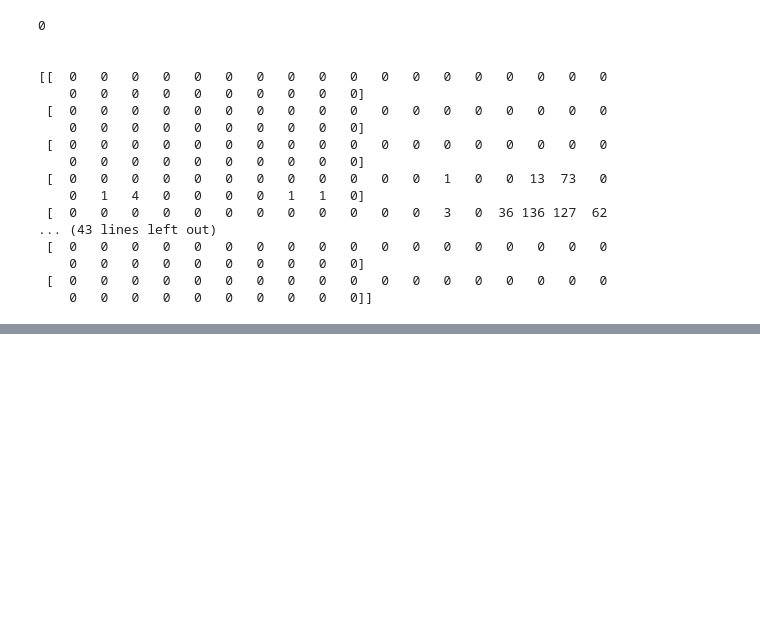
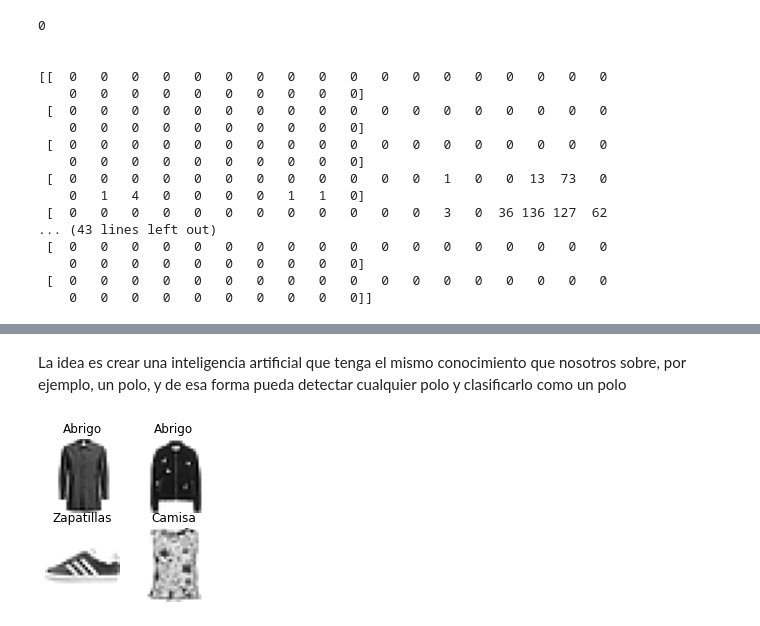
Before and after one commit to gabrieltorres519/Curso_ML_Python_Programador_IA, a Jupyter notebook: 8_Redes_Neuronales/2_NN_ClasificaciónMúltiple.ipynb, the cells around one changed output, grey strips where cells are left out. Drawn from its saved outputs; the diff is of its cells as text; code cells hidden in the pictures; blank space fills up the shorter version.

```diff
--- a/8_Redes_Neuronales/2_NN_ClasificaciónMúltiple.ipynb
+++ b/8_Redes_Neuronales/2_NN_ClasificaciónMúltiple.ipynb
@@ -91,0 +95,13 @@ plt.imshow(x_train[1])
+# %% [markdown]
+La idea es crear una inteligencia artificial que tenga el mismo conocimiento que nosotros sobre, por ejemplo, un polo, y de esa forma pueda detectar cualquier polo y clasificarlo como un polo
+# %%
+plt.figure(figsize=(3, 3))
+for i in range(4):
+    ax = plt.subplot(2, 2, i + 1) # En dos filar y dos columnas mostrar cada una de las 4 imágenes
+    index = random.choice(range(len(x_train))) # Cualquier imagen random de mis datos de entrenamiento
+    plt.imshow(x_train[index], cmap=plt.cm.binary) # Se cambió a una escala de grises cmap binaria
+    plt.title(class_name[y_train[index]]) # Como se había comentado, en el index 1 se encuentra el primer label
+    plt.axis(False)
+plt.show()
+# %% [output]
+[figure, added]
```
Also changed, not shown: parts of 3 cells of this notebook.
